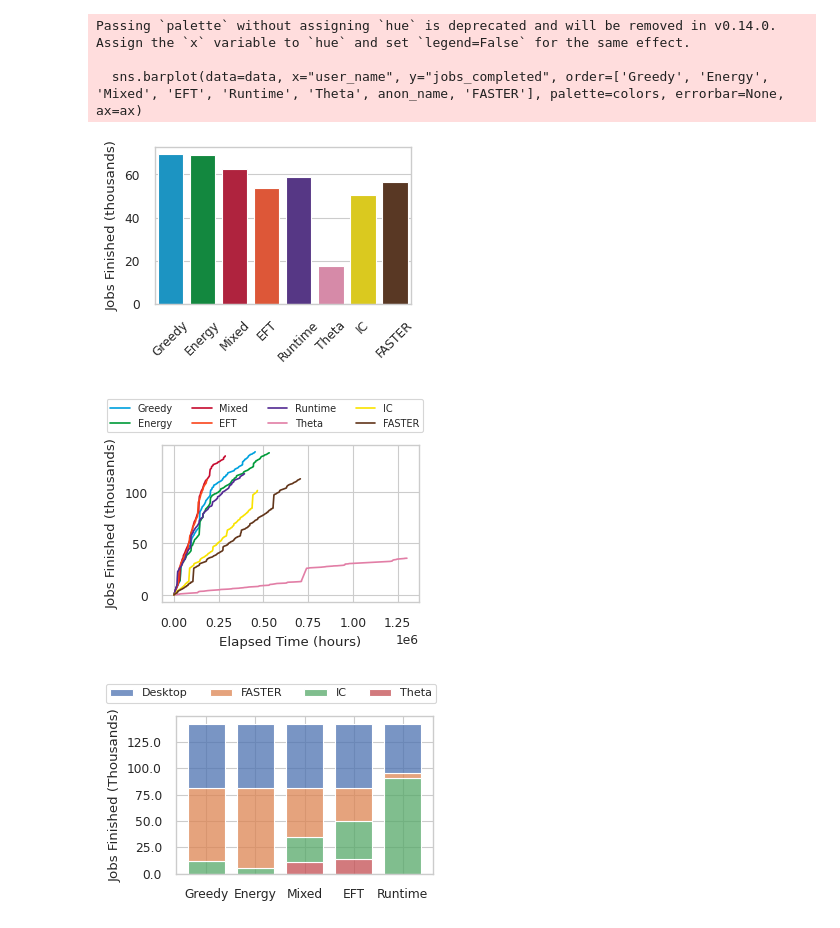
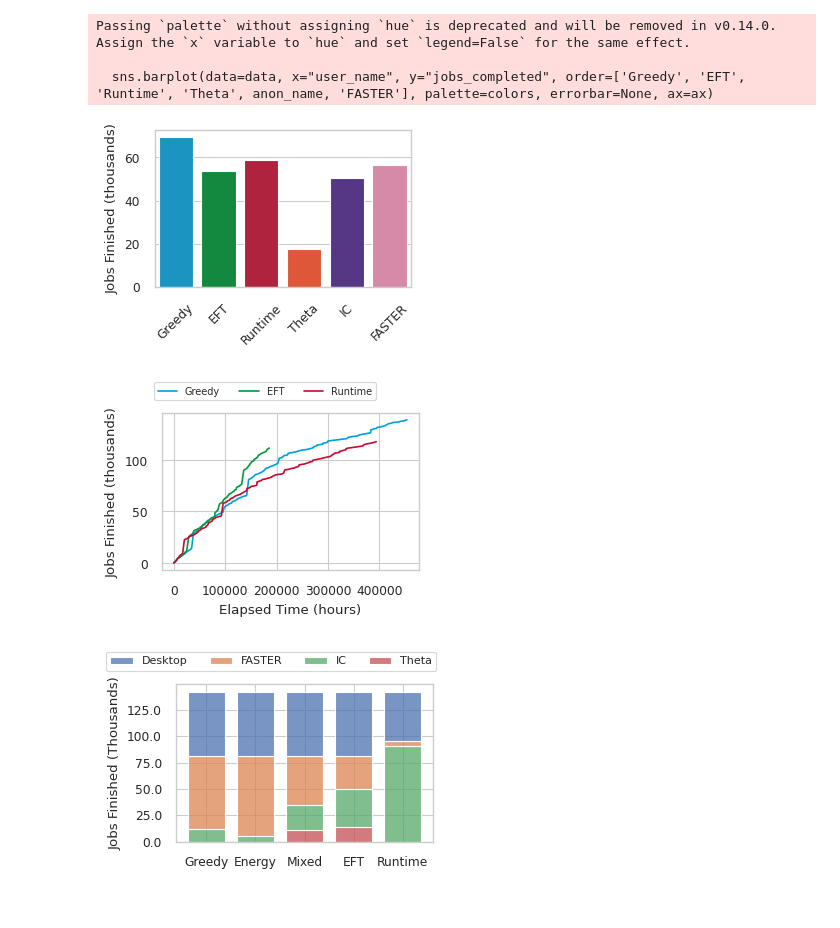
Before and after one commit to MaximeGonthier/batch-simulator, a Jupyter notebook: Simulator/notebook/Plotting.ipynb, the cells around one changed output. Cells and saved outputs as stored; diff of their text form; code cells hidden in the pictures.

```diff
--- a/Simulator/notebook/Plotting.ipynb
+++ b/Simulator/notebook/Plotting.ipynb
@@ -77,6 +77,7 @@ data
 # %%
 fig, ax = plt.subplots()
-sns.barplot(data=data, x="user_name", y="jobs_completed", order=['Greedy', 'Energy', 'Mixed', 'EFT', 'Runtime', 'Theta', anon_name, 'FASTER'], palette=colors, errorbar=None, ax=ax)
+# sns.barplot(data=data, x="user_name", y="jobs_completed", order=['Greedy', 'Energy', 'Mixed', 'EFT', 'Runtime', 'Theta', anon_name, 'FASTER'], palette=colors, errorbar=None, ax=ax)
+sns.barplot(data=data, x="user_name", y="jobs_completed", order=['Greedy', 'EFT', 'Runtime', 'Theta', anon_name, 'FASTER'], palette=colors, errorbar=None, ax=ax)
 ax.set_xlabel(None)
 ax.set_ylabel("Jobs Finished (thousands)")
 ax.tick_params(axis='x', labelrotation=45)
@@ -85,18 +86,21 @@ plt.savefig("sim_jobs_completed_talk.png")
 # %% [output]
 Passing `palette` without assigning `hue` is deprecated and will be removed in v0.14.0. Assign the `x` variable to `hue` and set `legend=False` for the same effect.
 
-  sns.barplot(data=data, x="user_name", y="jobs_completed", order=['Greedy', 'Energy', 'Mixed', 'EFT', 'Runtime', 'Theta', anon_name, 'FASTER'], palette=colors, errorbar=None, ax=ax)
+  sns.barplot(data=data, x="user_name", y="jobs_completed", order=['Greedy', 'EFT', 'Runtime', 'Theta', anon_name, 'FASTER'], palette=colors, errorbar=None, ax=ax)
-[figure, old version]
+[figure, new version]
 # %%
 fig, ax = plt.subplots()
-sns.lineplot(data=data, x="job_end_time_hours", y="jobs_completed", hue="user_name", hue_order=['Greedy', 'Energy', 'Mixed', 'EFT', 'Runtime', 'Theta', anon_name, 'FASTER'], palette=colors, ax=ax)
+# sns.lineplot(data=data, x="job_end_time_hours", y="jobs_completed", hue="user_name", hue_order=['Greedy', 'Energy', 'Mixed', 'EFT', 'Runtime', 'Theta', anon_name, 'FASTER'], palette=colors, ax=ax)
+sns.lineplot(data=data, x="job_end_time_hours", y="jobs_completed", hue="user_name", hue_order=['Greedy', 'EFT', 'Runtime'], palette=colors, ax=ax)
+
 ax.set_xlabel("Elapsed Time (hours)")
+
 ax.set_ylabel("Jobs Finished (thousands)")
 sns.move_legend(ax, "lower center", bbox_to_anchor=(.4, 1.05), ncol=4, title=None, fontsize=7)
 plt.savefig("sim_jobs_vs_time_eba.pdf")
 plt.savefig("sim_jobs_vs_time_eba_talk.png")
 # %% [output]
-[figure, old version]
+[figure, new version]
 # %%
 endpoint_map = ["Theta", anon_name, "Desktop", "FASTER"]
 df["endpoint_name"] = df["Selected_endpoint"].apply(lambda eid : endpoint_map[eid])
```
Also changed, not shown: parts of 4 cells of this notebook, 5 other files.
